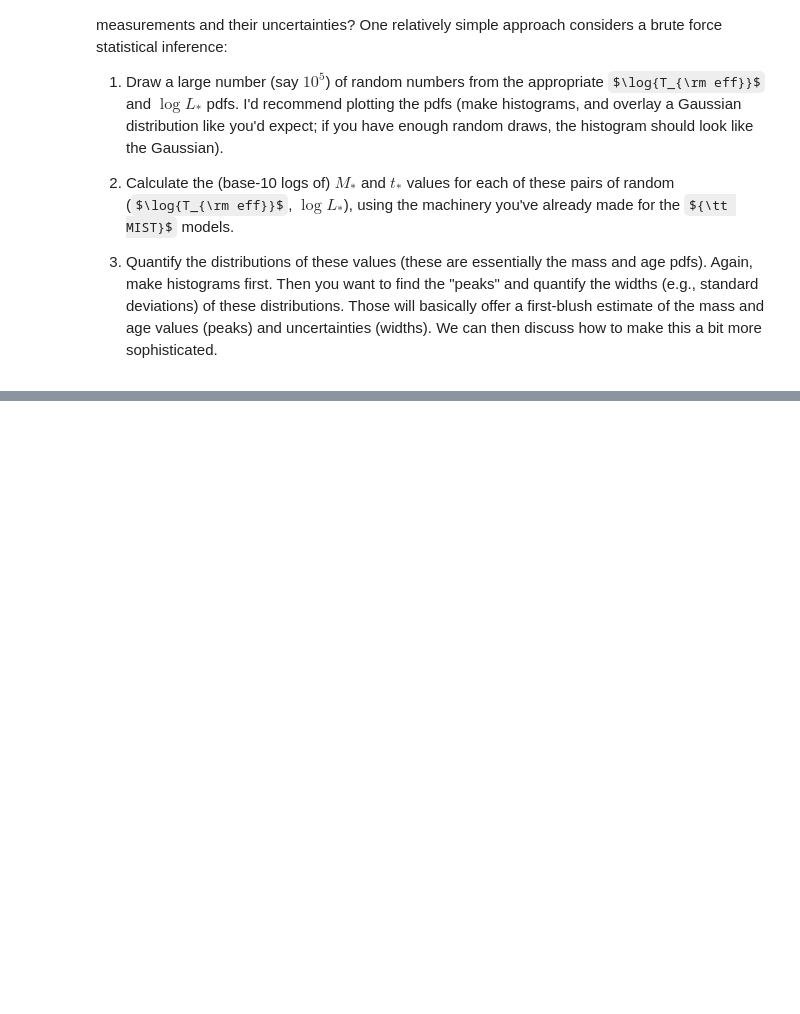
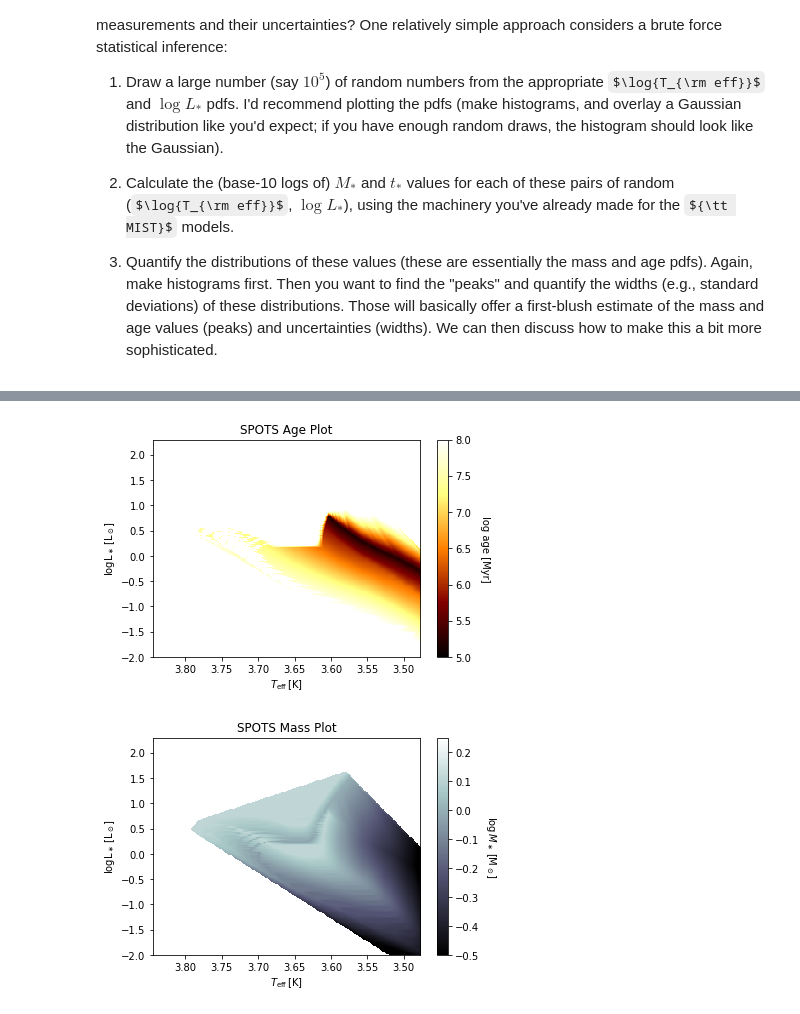
Before and after one commit to seanandrews/dyn-masses, a Jupyter notebook: notebooks/Justin's Notes/The HR Diagram.ipynb, the cells around one changed output, grey strips where cells are left out. Drawn from its saved outputs; the diff is of its cells as text; code cells hidden in the pictures; some formulas as TeX source; blank space fills up the shorter version.

Commit message:
SPOTS PDFs restored + updated notes

```diff
--- a/notebooks/Justin's Notes/The HR Diagram.ipynb
+++ b/notebooks/Justin's Notes/The HR Diagram.ipynb
@@ -724,0 +756,36 @@ Average age: 1.5825107814797692 Myr
+# %%
+# Load SPOTS models
+
+# load mass track filenames
+tracks = np.loadtxt(working_dir+'SPOTS/Tracks/filenames.txt', dtype=str).T
+
+
+SPOTS_logm, SPOTS_logt, SPOTS_logL, SPOTS_logTe = [], [], [], []
+# in your for-loop, you want to grab mass, age, logL, logTeff with
+for i in range(len(tracks)):
+    file = working_dir+'SPOTS/Tracks/'+tracks[i]+'_f085.track'
+    mass, age, logL, logTe = np.loadtxt(file, skiprows=3, usecols=(1, 4, 5, 8)).T
+    logM = np.log10(mass)
+    logt = np.log10(age * 1e9)
+
+    SPOTS_logm = np.concatenate((logM, SPOTS_logm))
+    SPOTS_logt = np.concatenate((logt, SPOTS_logt))
+    SPOTS_logL = np.concatenate((logL, SPOTS_logL))
+    SPOTS_logTe = np.concatenate((logTe, SPOTS_logTe))
+
+#     for visualizing mass tracks
+#     fig, ax = plt.subplots()
+#     ax.plot(logTe, logL, label=r"%s $M_{\odot}$" % (float(tracks[i][1:4])/1e2))
+#     ax.legend(bbox_to_anchor=(1.2,1), loc="upper left")
+#     ax.set_xlabel(r'$\rm{log}T_{\rm eff} \, [{\rm K}]$')
+#     ax.set_ylabel(r'$\rm{log}L_\ast \, [{\rm L}_\odot]$')
+
+SPOTS_points = np.column_stack((SPOTS_logTe, SPOTS_logL))
+
+#For SPOTS mass estimates
+SPOTSmass_est = griddata(SPOTS_points, SPOTS_logm, int_points, method='linear')
+SPOTSmass_grid = np.reshape(SPOTSmass_est, logT_grid.shape)
+
+# for SPOTS ages estimates
+SPOTSage_est = griddata(SPOTS_points, SPOTS_logt, int_points, method='linear')
+SPOTSage_grid = np.reshape(SPOTSage_est, logT_grid.shape)
@@ -724,0 +839,6 @@ Average age: 1.5825107814797692 Myr
+# %%
+SPOTS_age_plot()
+SPOTS_mass_plot()
+# %% [output]
+[figure, added]
+[figure, added]
```
Also changed, not shown: parts of 10 cells of this notebook, 1 other file.
